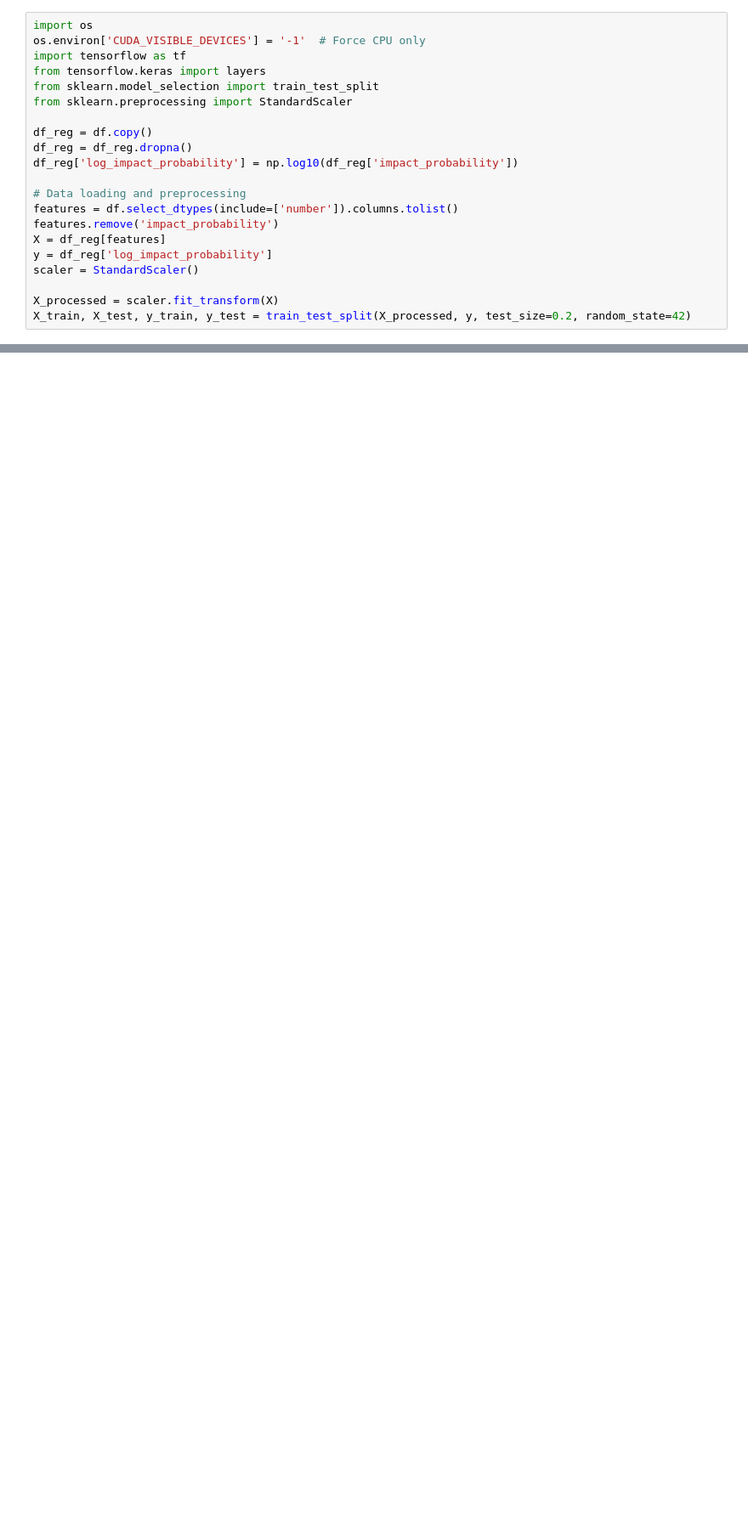
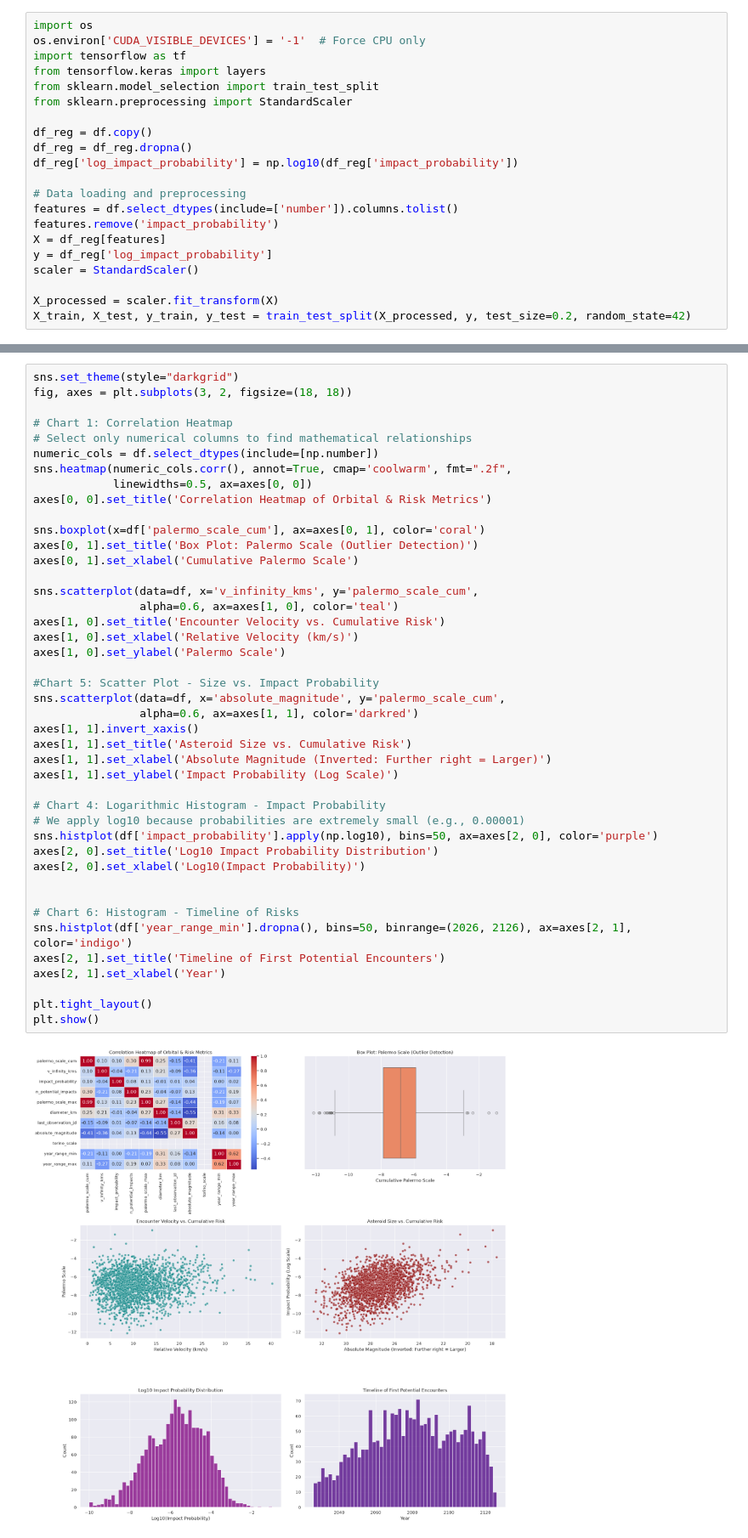
Before and after one commit to altamirano146080/software_development_ml_practice_1, a Jupyter notebook: notebooks/explore_dataset.ipynb, the cells around one changed output, grey strips where cells are left out. Shown at 85% size. Drawn from its saved outputs; the diff is of its cells as text; blank space fills up the shorter version.

```diff
--- a/notebooks/explore_dataset.ipynb
+++ b/notebooks/explore_dataset.ipynb
@@ -55,0 +115,45 @@ print(f"Test MAE (Mean Absolute Error): {test_mae:.4f}")
+# %%
+sns.set_theme(style="darkgrid")
+fig, axes = plt.subplots(3, 2, figsize=(18, 18))
+
+# Chart 1: Correlation Heatmap
+# Select only numerical columns to find mathematical relationships
+numeric_cols = df.select_dtypes(include=[np.number])
+sns.heatmap(numeric_cols.corr(), annot=True, cmap='coolwarm', fmt=".2f",
+            linewidths=0.5, ax=axes[0, 0])
+axes[0, 0].set_title('Correlation Heatmap of Orbital & Risk Metrics')
+
+sns.boxplot(x=df['palermo_scale_cum'], ax=axes[0, 1], color='coral')
+axes[0, 1].set_title('Box Plot: Palermo Scale (Outlier Detection)')
+axes[0, 1].set_xlabel('Cumulative Palermo Scale')
+
+sns.scatterplot(data=df, x='v_infinity_kms', y='palermo_scale_cum',
+                alpha=0.6, ax=axes[1, 0], color='teal')
+axes[1, 0].set_title('Encounter Velocity vs. Cumulative Risk')
+axes[1, 0].set_xlabel('Relative Velocity (km/s)')
+axes[1, 0].set_ylabel('Palermo Scale')
+
+#Chart 5: Scatter Plot - Size vs. Impact Probability
+sns.scatterplot(data=df, x='absolute_magnitude', y='palermo_scale_cum',
+                alpha=0.6, ax=axes[1, 1], color='darkred')
+axes[1, 1].invert_xaxis()
+axes[1, 1].set_title('Asteroid Size vs. Cumulative Risk')
+axes[1, 1].set_xlabel('Absolute Magnitude (Inverted: Further right = Larger)')
+axes[1, 1].set_ylabel('Impact Probability (Log Scale)')
+
+# Chart 4: Logarithmic Histogram - Impact Probability
+# We apply log10 because probabilities are extremely small (e.g., 0.00001)
+sns.histplot(df['impact_probability'].apply(np.log10), bins=50, ax=axes[2, 0], color='purple')
+axes[2, 0].set_title('Log10 Impact Probability Distribution')
+axes[2, 0].set_xlabel('Log10(Impact Probability)')
+
+
+# Chart 6: Histogram - Timeline of Risks
+sns.histplot(df['year_range_min'].dropna(), bins=50, binrange=(2026, 2126), ax=axes[2, 1], color='indigo')
+axes[2, 1].set_title('Timeline of First Potential Encounters')
+axes[2, 1].set_xlabel('Year')
+
+plt.tight_layout()
+plt.show()
+# %% [output]
+[figure, added]
```
Also changed, not shown: parts of 4 cells of this notebook.
